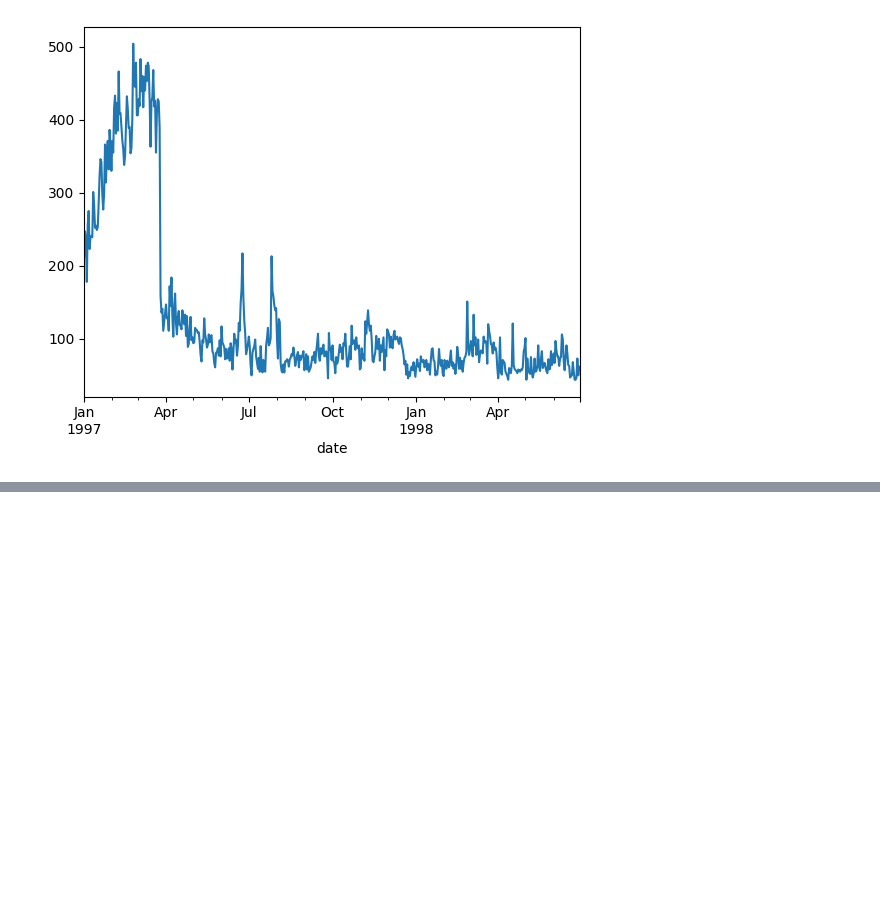
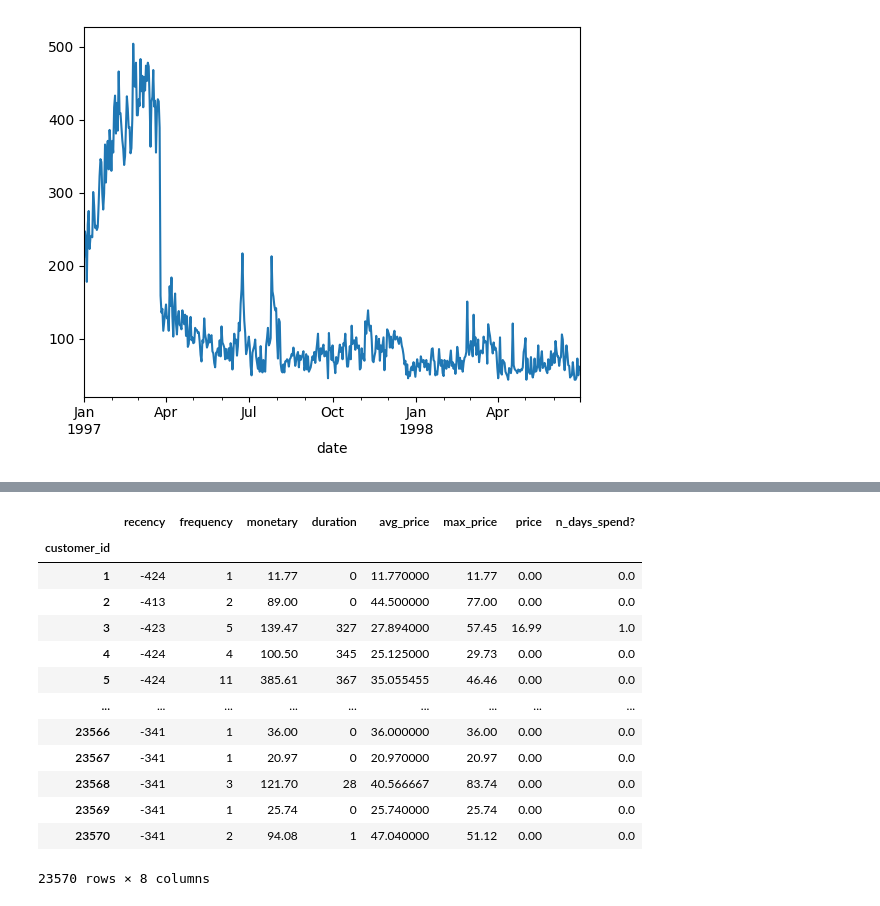
Before and after one commit to kymayodeji/marketing, a Jupyter notebook: eda.ipynb, the cells around one changed output, grey strips where cells are left out. Saved outputs shown, nothing was run; the diff lists cells and outputs as text; code cells hidden in the pictures; blank space fills up the shorter version.

```diff
--- a/eda.ipynb
+++ b/eda.ipynb
@@ -231,8 +236,0 @@ rfm_training
-# %%
-# Add the frequency and recency columns
-rfm_training['frequency'] = rfm_training['total_quantity'] - 1
-rfm_training['recency'] = (rfm_training['last_order_date'] - rfm_training['first_order_date']).dt.days
-
-# Add
-rfm_training['possible_order_days'] = (data_final_day - rfm_training['first_order_date']).dt.days
-rfm_training.head()
@@ -266,0 +237,17 @@ rfm_training
+# %%
+# Determine the RFM Values for the training set time range
+# recency (how recent was the customer's last purchase?)
+# frequency (how often the customer purchased items)
+# monetary (how much did the customer spend)
+max_training_date = training_set['date'].max()
+rfm_training['recency'] = (rfm_training['first_order_date'] - max_training_date).dt.days
+rfm_training['frequency'] = rfm_training['total_purchases']
+rfm_training['monetary'] = rfm_training['total_price']
+
+# Duration represents the difference in days since the customers first and last purchase
+rfm_training['duration'] = ( rfm_training['last_order_date'] - rfm_training['first_order_date']).dt.days
+
+
+# Keep just the RFM , duration and price aggregations
+cols = ['recency','frequency','monetary','duration','avg_price', 'max_price']
+rfm_training = rfm_training[cols]
@@ -266,0 +275,5 @@ rfm_training
+# %%
+# 3.3 - for Testing Set, Calculate actual spend during the past n days
+rfm_testing = testing_set[['customer_id','date','price']].groupby('customer_id')[['price']].sum()
+rfm_testing['n_days_spend?']=1
+rfm_testing.rename(columns={"price":"spend_total"})
@@ -266,0 +295,20 @@ rfm_training
+# %%
+# 3.4 Combine calculated columns into dataset to be  used for ML
+ml_dataset_df = rfm_training.merge(rfm_testing, left_index=True, right_index=True, how = "left").fillna(0)
+ml_dataset_df.to_pickle("artifacts/ml_dataset_df.pkl")
+ml_dataset_df
+# %% [output]
+|  | recency | frequency | monetary | duration | avg_price | max_price | price | n_days_spend? |
+| customer_id |  |  |  |  |  |  |  |  |
+| 1 | -424 | 1 | 11.77 | 0 | 11.770000 | 11.77 | 0.00 | 0.0 |
+| 2 | -413 | 2 | 89.00 | 0 | 44.500000 | 77.00 | 0.00 | 0.0 |
+| 3 | -423 | 5 | 139.47 | 327 | 27.894000 | 57.45 | 16.99 | 1.0 |
+| 4 | -424 | 4 | 100.50 | 345 | 25.125000 | 29.73 | 0.00 | 0.0 |
+| 5 | -424 | 11 | 385.61 | 367 | 35.055455 | 46.46 | 0.00 | 0.0 |
+| ... | ... | ... | ... | ... | ... | ... | ... | ... |
+| 23566 | -341 | 1 | 36.00 | 0 | 36.000000 | 36.00 | 0.00 | 0.0 |
+| 23567 | -341 | 1 | 20.97 | 0 | 20.970000 | 20.97 | 0.00 | 0.0 |
+| 23568 | -341 | 3 | 121.70 | 28 | 40.566667 | 83.74 | 0.00 | 0.0 |
+| 23569 | -341 | 1 | 25.74 | 0 | 25.740000 | 25.74 | 0.00 | 0.0 |
+| 23570 | -341 | 2 | 94.08 | 1 | 47.040000 | 51.12 | 0.00 | 0.0 |
+23570 rows × 8 columns
```
Also changed, not shown: parts of 11 cells of this notebook, 2 other files.
